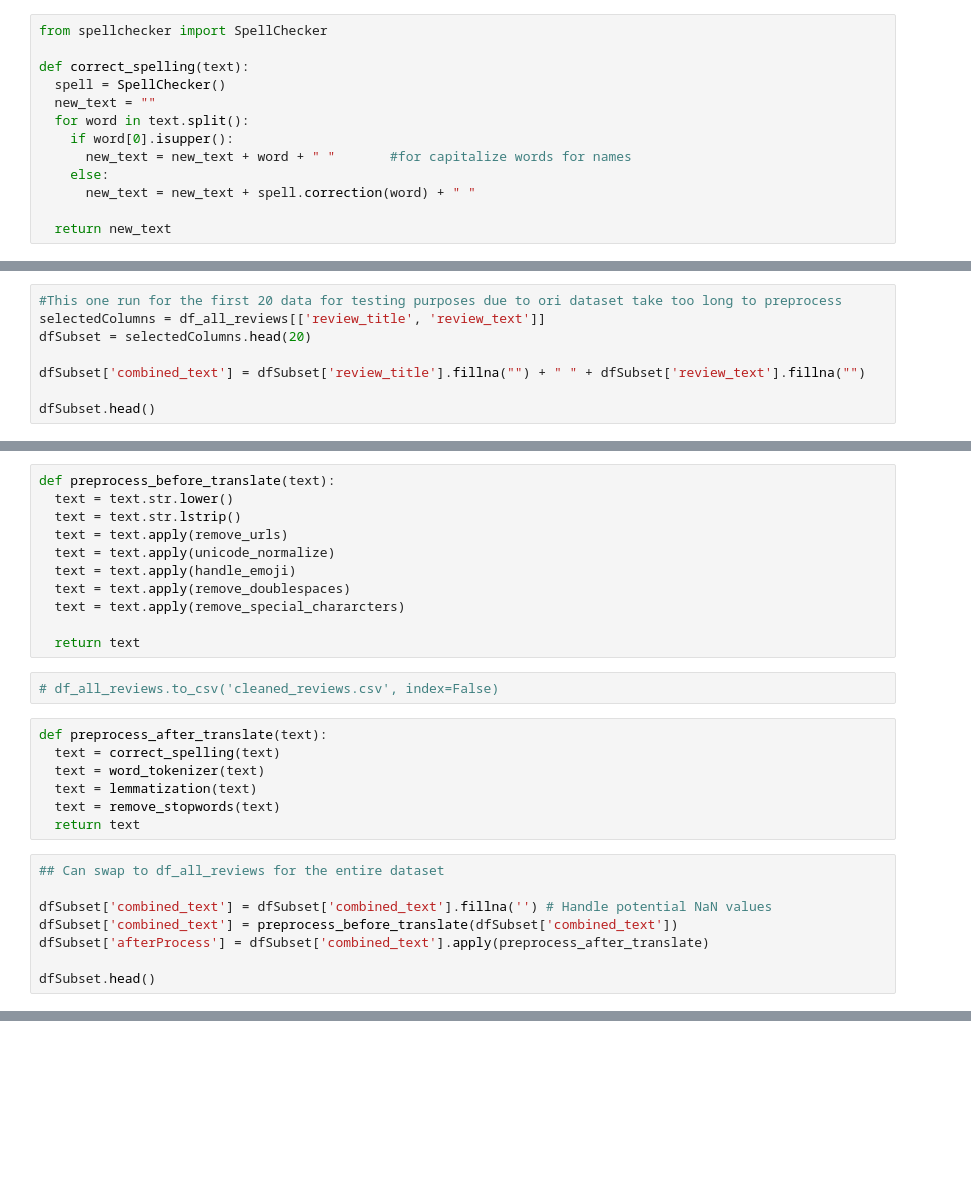
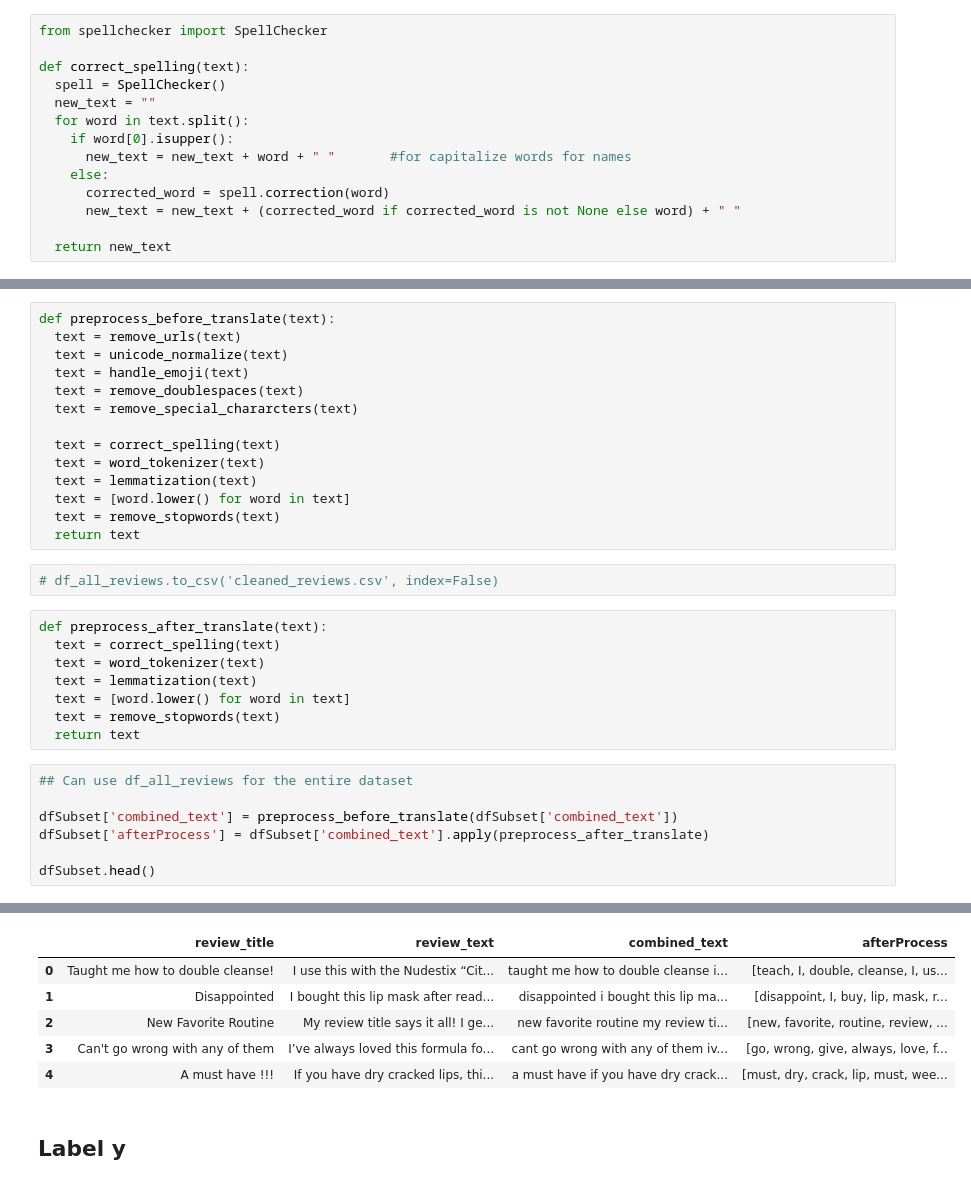
Before and after one commit to ZcePing404/skincare_sentiment_analysis, a Jupyter notebook: skincare_sentiment_analysis.ipynb, the cells around one changed output, grey strips where cells are left out. Cells and saved outputs as stored; diff of their text form; blank space fills up the shorter version.

```diff
--- a/skincare_sentiment_analysis.ipynb
+++ b/skincare_sentiment_analysis.ipynb
@@ -194,7 +206,8 @@ def correct_spelling(text):
     if word[0].isupper():
       new_text = new_text + word + " "       #for capitalize words for names
     else:
-      new_text = new_text + spell.correction(word) + " "
+      corrected_word = spell.correction(word)
+      new_text = new_text + (corrected_word if corrected_word is not None else word) + " "
 
   return new_text
 # %%
@@ -212,9 +224 @@ Combine title and text together
-# %%
-#This one run for the first 20 data for testing purposes due to ori dataset take too long to preprocess
-selectedColumns = df_all_reviews[['review_title', 'review_text']]
-dfSubset = selectedColumns.head(20)
-
-dfSubset['combined_text'] = dfSubset['review_title'].fillna("") + " " + dfSubset['review_text'].fillna("")
-
-dfSubset.head()
 # %%
@@ -306,14 +332,17 @@ async def translate_text(text, dest_lang='en'):
     return translated
 # %%
 def preprocess_before_translate(text):
-  text = text.str.lower()
-  text = text.str.lstrip()
-  text = text.apply(remove_urls)
-  text = text.apply(unicode_normalize)
-  text = text.apply(handle_emoji)
-  text = text.apply(remove_doublespaces)
-  text = text.apply(remove_special_chararcters)
+  text = remove_urls(text)
+  text = unicode_normalize(text)
+  text = handle_emoji(text)
+  text = remove_doublespaces(text)
+  text = remove_special_chararcters(text)
 
+  text = correct_spelling(text)
+  text = word_tokenizer(text)
+  text = lemmatization(text)
+  text = [word.lower() for word in text]
+  text = remove_stopwords(text)
   return text
 # %%
 # df_all_reviews.to_csv('cleaned_reviews.csv', index=False)
@@ -322,13 +351,14 @@ def preprocess_after_translate(text):
   text = correct_spelling(text)
   text = word_tokenizer(text)
   text = lemmatization(text)
+  text = [word.lower() for word in text]
   text = remove_stopwords(text)
   return text
 # %%
-## Can swap to df_all_reviews for the entire dataset
+## Can use df_all_reviews for the entire dataset
 
-dfSubset['combined_text'] = dfSubset['combined_text'].fillna('') # Handle potential NaN values
 dfSubset['combined_text'] = preprocess_before_translate(dfSubset['combined_text'])
 dfSubset['afterProcess'] = dfSubset['combined_text'].apply(preprocess_after_translate)
 
 dfSubset.head()
+# %% [output]
@@ -334,0 +375,8 @@ dfSubset.head()
+|  | review_title | review_text | combined_text | afterProcess |
+| 0 | Taught me how to double cleanse! | I use this with the Nudestix “Cit... | taught me how to double cleanse i... | [teach, I, double, cleanse, I, us... |
+| 1 | Disappointed | I bought this lip mask after read... | disappointed i bought this lip ma... | [disappoint, I, buy, lip, mask, r... |
+| 2 | New Favorite Routine | My review title says it all! I ge... | new favorite routine my review ti... | [new, favorite, routine, review, ... |
+| 3 | Can't go wrong with any of them | I’ve always loved this formula fo... | cant go wrong with any of them iv... | [go, wrong, give, always, love, f... |
+| 4 | A must have !!! | If you have dry cracked lips, thi... | a must have if you have dry crack... | [must, dry, crack, lip, must, wee... |
+# %% [markdown]
+## Label y
```
Also changed, not shown: parts of 24 cells of this notebook.
